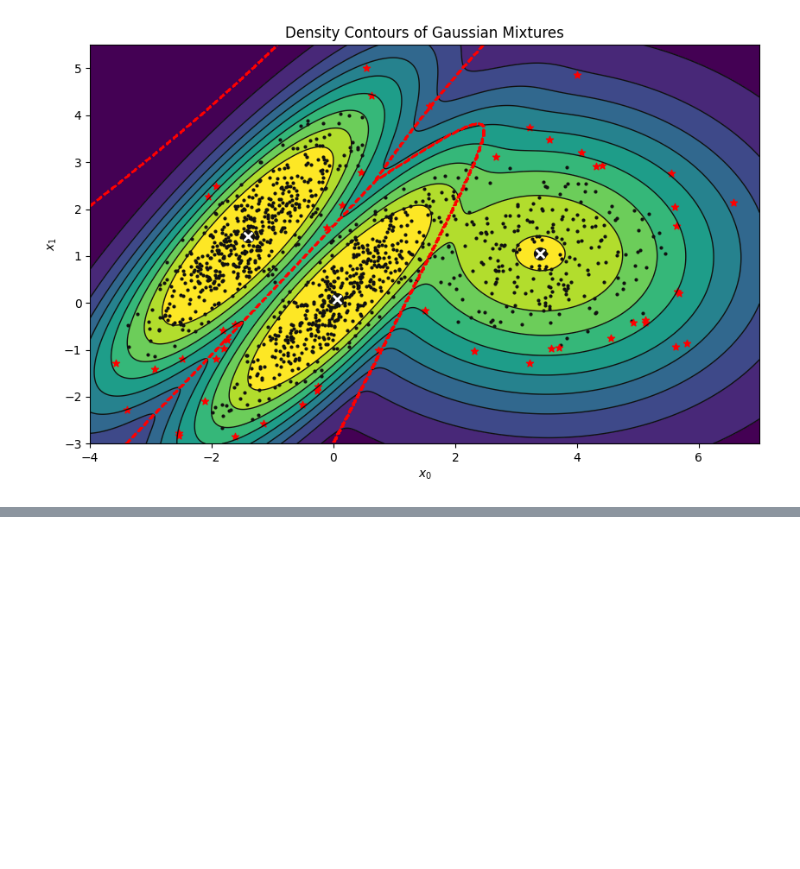
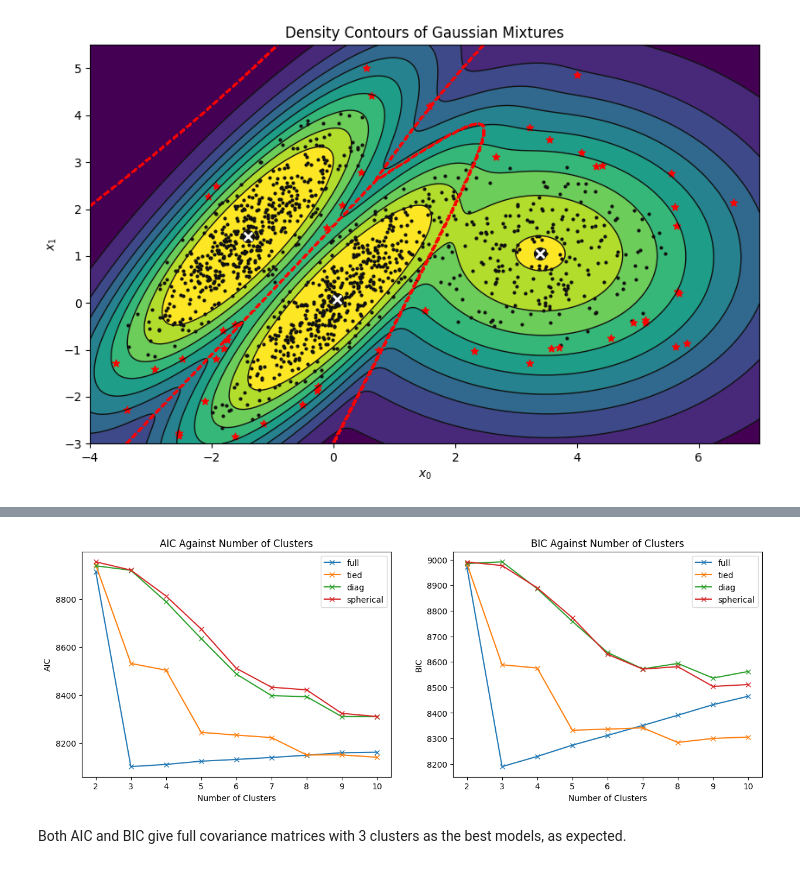
Before and after one commit to chris-leonard/hands-on-machine-learning, a Jupyter notebook: chapter-9/chapter-9-notes.ipynb, the cells around one changed output, grey strips where cells are left out. Drawn from its saved outputs; the diff is of its cells as text; code cells hidden in the pictures; blank space fills up the shorter version.

Commit message:
complete notes on selecting the number of clusters

```diff
--- a/chapter-9/chapter-9-notes.ipynb
+++ b/chapter-9/chapter-9-notes.ipynb
@@ -1212,0 +1218,40 @@ np.exp(log_density_threshold)
+# %%
+# calculate aic and bic for different numbers of clusters and covariance restrictions
+n_components_list = range(2, 11)
+covariance_types = ["full", "tied", "diag", "spherical"]
+aic = {}
+bic = {}
+
+for covariance_type in covariance_types:
+    aic[covariance_type] = []
+    bic[covariance_type] = []
+
+    for n_components in n_components_list:
+        gm = GaussianMixture(n_components=n_components, covariance_type=covariance_type, n_init=10, random_state=RANDOM_STATE)
+        gm.fit(X)
+
+        aic[covariance_type].append(gm.aic(X))
+        bic[covariance_type].append(gm.bic(X))
+# %%
+# plot results
+fig, axs = plt.subplots(1, 2, figsize=(15, 5))
+
+for covariance_type in covariance_types:
+    axs[0].plot(n_components_list, aic[covariance_type], marker="x", label=covariance_type)
+    axs[1].plot(n_components_list, bic[covariance_type], marker="x", label=covariance_type)
+
+axs[0].set_xlabel("Number of Clusters")
+axs[1].set_xlabel("Number of Clusters")
+
+axs[0].set_ylabel("AIC")
+axs[1].set_ylabel("BIC")
+
+axs[0].set_title("AIC Against Number of Clusters")
+axs[1].set_title("BIC Against Number of Clusters")
+
+axs[0].legend()
+axs[1].legend();
+# %% [output]
+[figure, added]
+# %% [markdown]
+Both AIC and BIC give full covariance matrices with 3 clusters as the best models, as expected.
```
Also changed, not shown: parts of 3 cells of this notebook.
